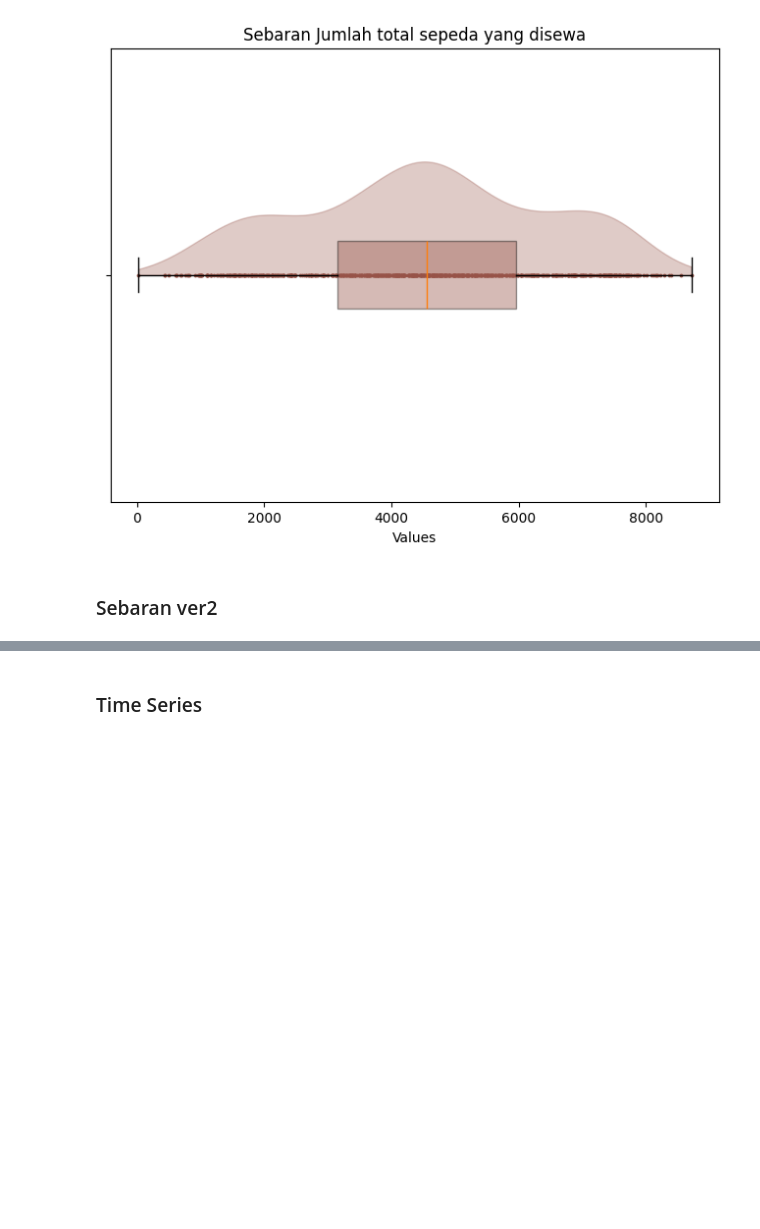
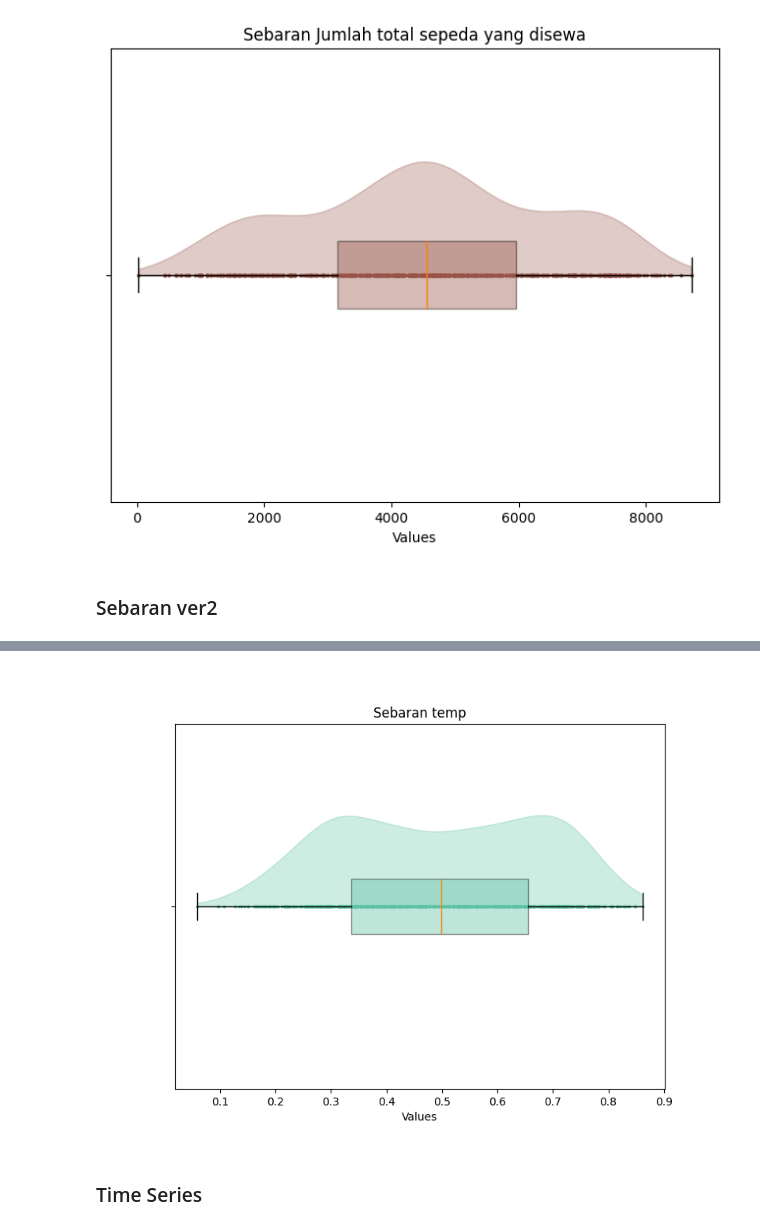
Before and after one commit to Zen-Rofiqy/Bangkit-2024, a Jupyter notebook: 04 Analisis Data dng Py/@Proyek-akhir/MyDashBoard.ipynb, the cells around one changed output, grey strips where cells are left out. Saved outputs shown, nothing was run; the diff lists cells and outputs as text; code cells hidden in the pictures; blank space fills up the shorter version.

```diff
--- a/04 Analisis Data dng Py/@Proyek-akhir/MyDashBoard.ipynb
+++ b/04 Analisis Data dng Py/@Proyek-akhir/MyDashBoard.ipynb
@@ -656,3 +733,7 @@ display(Image(c_season.getvalue()))
+# %%
+display(Image(c_temp.getvalue()))
+# %% [output]
+[figure, added]
 # %% [markdown]
 ### Time Series
 # %%
```
Also changed, not shown: parts of 7 cells of this notebook, 1 other file.
